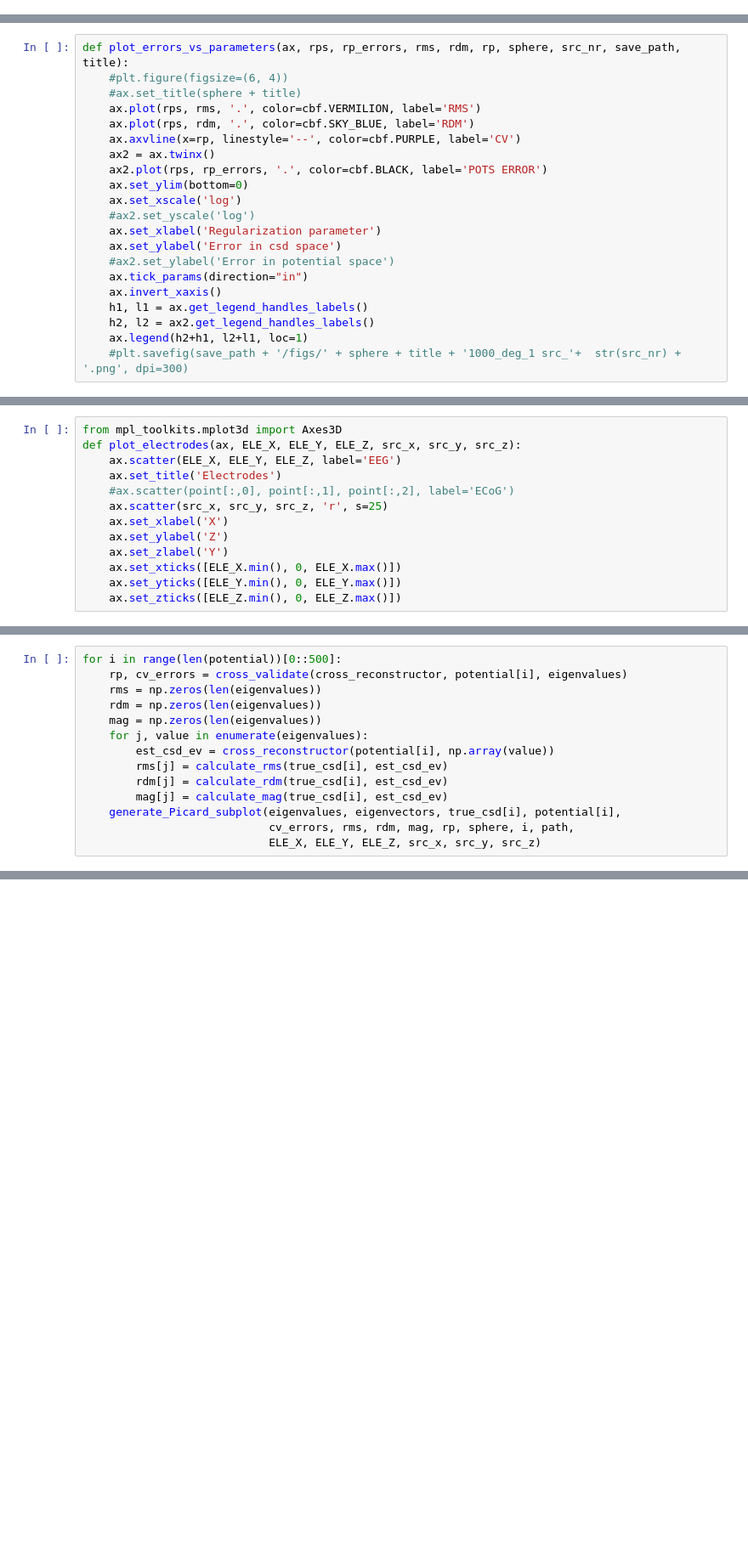
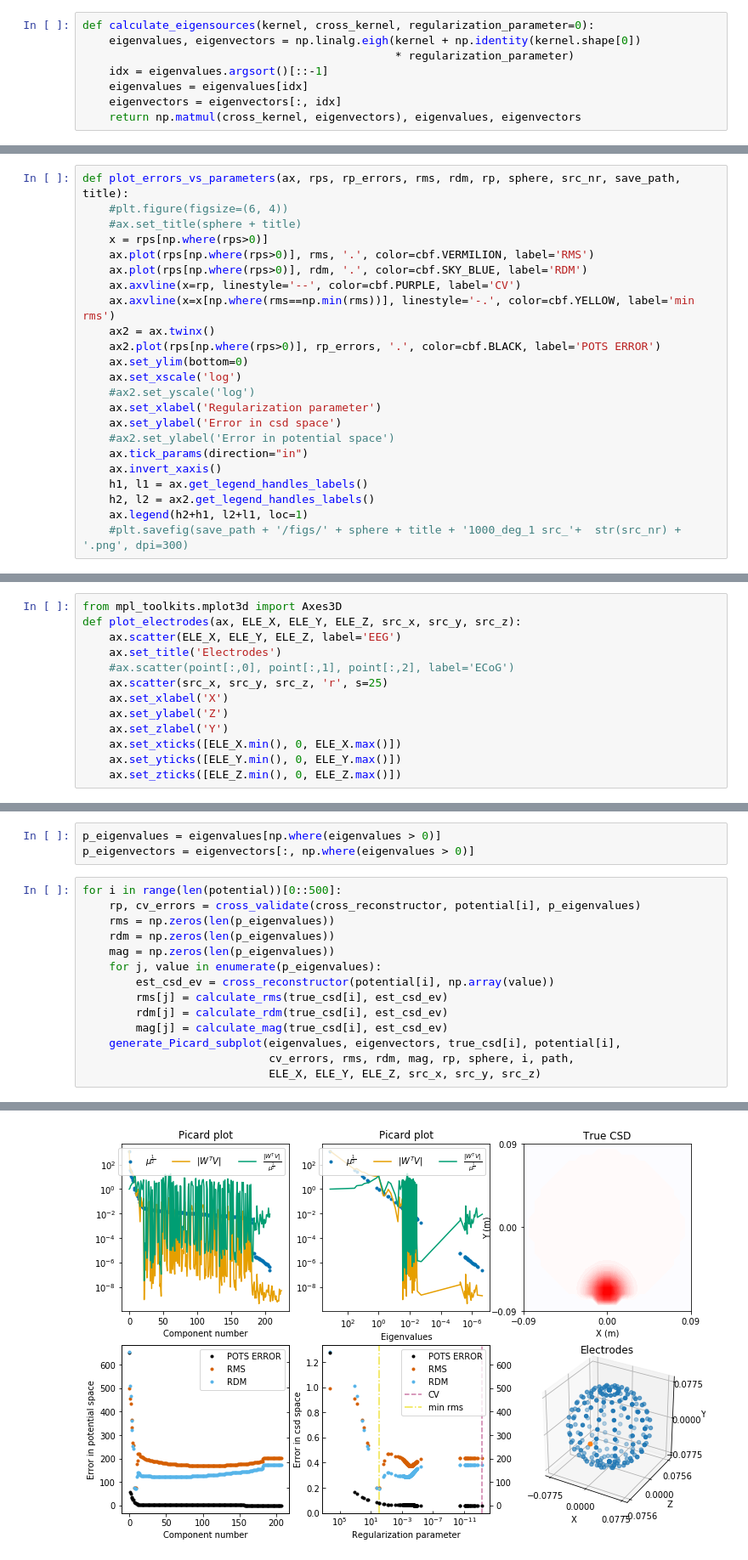
Before and after one commit to Neuroinflab/kESI, a Jupyter notebook: extras/validation/plotting_results.ipynb, the cells around one changed output, grey strips where cells are left out. Shown at 85% size. Saved outputs shown, nothing was run; the diff lists cells and outputs as text; blank space fills up the shorter version.

```diff
--- a/extras/validation/plotting_results.ipynb
+++ b/extras/validation/plotting_results.ipynb
@@ -174,3 +175,11 @@ def values_in_a_grid(X, values, IDX):
 def generate_figure(X, Y, Z, values, values_type, IDX, layer, title, save_path=sys.path[0]):
     VALUES = values_in_a_grid(X, values, IDX)
     make_plot(VALUES, values_type, X, Y, Z, save_path, idx=layer, fig_title=title)
+# %%
+def calculate_eigensources(kernel, cross_kernel, regularization_parameter=0):
+    eigenvalues, eigenvectors = np.linalg.eigh(kernel + np.identity(kernel.shape[0])
+                                               * regularization_parameter)
+    idx = eigenvalues.argsort()[::-1]
+    eigenvalues = eigenvalues[idx]
+    eigenvectors = eigenvectors[:, idx]
+    return np.matmul(cross_kernel, eigenvectors), eigenvalues, eigenvectors
@@ -668,11 +640,13 @@ def plot_global_csd_errors(ax, rps, rms, rdm, mag, sphere, src_nr, save_path, ti
 def plot_errors_vs_parameters(ax, rps, rp_errors, rms, rdm, rp, sphere, src_nr, save_path, title):
     #plt.figure(figsize=(6, 4))
     #ax.set_title(sphere + title)
-    ax.plot(rps, rms, '.', color=cbf.VERMILION, label='RMS')
-    ax.plot(rps, rdm, '.', color=cbf.SKY_BLUE, label='RDM')
+    x = rps[np.where(rps>0)]
+    ax.plot(rps[np.where(rps>0)], rms, '.', color=cbf.VERMILION, label='RMS')
+    ax.plot(rps[np.where(rps>0)], rdm, '.', color=cbf.SKY_BLUE, label='RDM')
     ax.axvline(x=rp, linestyle='--', color=cbf.PURPLE, label='CV')
+    ax.axvline(x=x[np.where(rms==np.min(rms))], linestyle='-.', color=cbf.YELLOW, label='min rms')
     ax2 = ax.twinx()
-    ax2.plot(rps, rp_errors, '.', color=cbf.BLACK, label='POTS ERROR')
+    ax2.plot(rps[np.where(rps>0)], rp_errors, '.', color=cbf.BLACK, label='POTS ERROR')
     ax.set_ylim(bottom=0)
     ax.set_xscale('log')
     #ax2.set_yscale('log')
@@ -766,10 +732,13 @@ src_nr
+# %%
+p_eigenvalues = eigenvalues[np.where(eigenvalues > 0)]
+p_eigenvectors = eigenvectors[:, np.where(eigenvalues > 0)]
 # %%
 for i in range(len(potential))[0::500]:
-    rp, cv_errors = cross_validate(cross_reconstructor, potential[i], eigenvalues)
-    rms = np.zeros(len(eigenvalues))
-    rdm = np.zeros(len(eigenvalues))
-    mag = np.zeros(len(eigenvalues))
-    for j, value in enumerate(eigenvalues):
+    rp, cv_errors = cross_validate(cross_reconstructor, potential[i], p_eigenvalues)
+    rms = np.zeros(len(p_eigenvalues))
+    rdm = np.zeros(len(p_eigenvalues))
+    mag = np.zeros(len(p_eigenvalues))
+    for j, value in enumerate(p_eigenvalues):
         est_csd_ev = cross_reconstructor(potential[i], np.array(value))
         rms[j] = calculate_rms(true_csd[i], est_csd_ev)
         rdm[j] = calculate_rdm(true_csd[i], est_csd_ev)
@@ -814,0 +904 @@ Cross validating regularization parameter : 3.6597648200126755e-05
+[figure, added]
```
Also changed, not shown: parts of 24 cells of this notebook.
